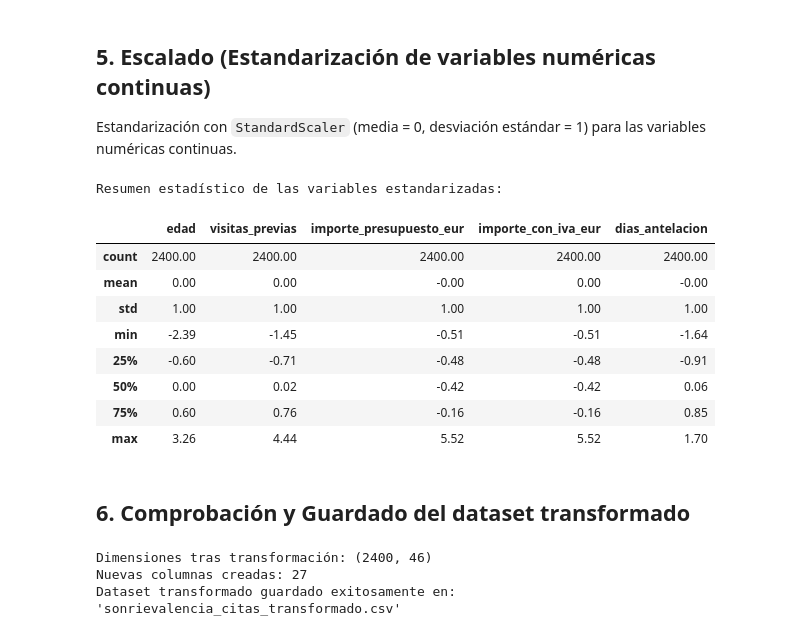
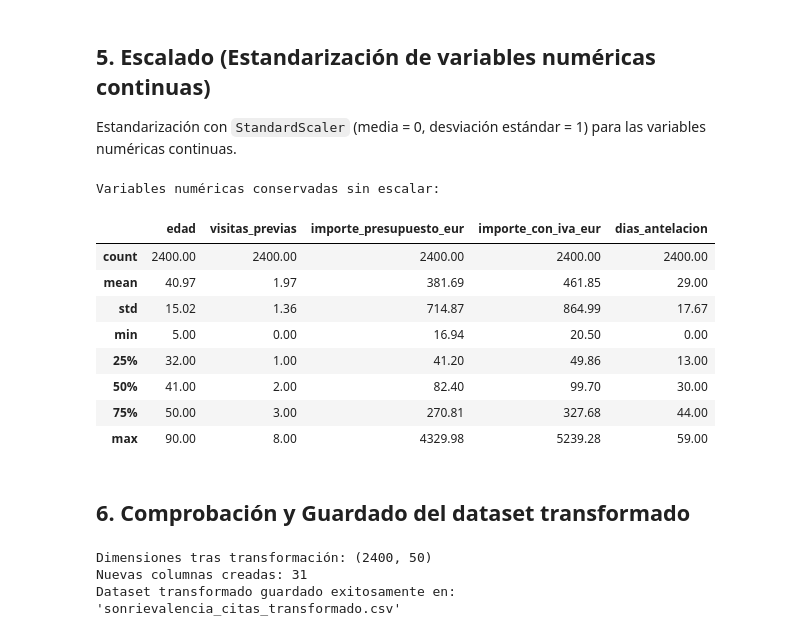
Before and after one commit to IvaBagba/saa-caso5sonrievlc, a Jupyter notebook: transformar.ipynb, the cells around one changed output. Cells and saved outputs as stored; diff of their text form; code cells hidden in the pictures.

```diff
--- a/transformar.ipynb
+++ b/transformar.ipynb
@@ -106,7 +106,7 @@ df['rango_edad'] = pd.cut(
 
 # Crear columnas dummies (0/1) conservando las columnas originales para el Punto 6
 cols_categoricas = ['clinica', 'seguro', 'tratamiento', 'rango_edad']
-dummies = pd.get_dummies(df[cols_categoricas], drop_first=True, dtype=int)
+dummies = pd.get_dummies(df[cols_categoricas], drop_first=False, dtype=int)
 df = pd.concat([df, dummies], axis=1)
 
 print(f"Total de dummies generadas: {dummies.shape[1]}")
@@ -118,29 +118,44 @@ Columnas dummies: ['clinica_Campanar', 'clinica_Ruzafa', 'seguro_Privado', 'segu
 ## 5. Escalado (Estandarización de variables numéricas continuas)
 Estandarización con `StandardScaler` (media = 0, desviación estándar = 1) para las variables numéricas continuas.
 # %%
-scaler = StandardScaler()
+#scaler = StandardScaler()
+#cols_escalar = [
+ #   'edad',
+  #  'visitas_previas',
+   # 'importe_presupuesto_eur',
+    #'importe_con_iva_eur',
+    #'dias_antelacion'
+#]
+#df[cols_escalar] = scaler.fit_transform(df[cols_escalar])
+
+#print("Resumen estadístico de las variables estandarizadas:")
+#df[cols_escalar].describe().round(2)
+
+# Conservamos los valores numéricos originales.
+# El escalado se realizará posteriormente,
+# ajustando el scaler únicamente con entrenamiento.
+
 cols_escalar = [
     'edad',
     'visitas_previas',
     'importe_presupuesto_eur',
     'importe_con_iva_eur',
     'dias_antelacion'
 ]
-df[cols_escalar] = scaler.fit_transform(df[cols_escalar])
 
-print("Resumen estadístico de las variables estandarizadas:")
-df[cols_escalar].describe().round(2)
+print("Variables numéricas conservadas sin escalar:")
+display(df[cols_escalar].describe().round(2))
 # %% [output]
-Resumen estadístico de las variables estandarizadas:
+Variables numéricas conservadas sin escalar:
 |  | edad | visitas_previas | importe_presupuesto_eur | importe_con_iva_eur | dias_antelacion |
 | count | 2400.00 | 2400.00 | 2400.00 | 2400.00 | 2400.00 |
-| mean | 0.00 | 0.00 | -0.00 | 0.00 | -0.00 |
-| std | 1.00 | 1.00 | 1.00 | 1.00 | 1.00 |
-| min | -2.39 | -1.45 | -0.51 | -0.51 | -1.64 |
-| 25% | -0.60 | -0.71 | -0.48 | -0.48 | -0.91 |
-| 50% | 0.00 | 0.02 | -0.42 | -0.42 | 0.06 |
-| 75% | 0.60 | 0.76 | -0.16 | -0.16 | 0.85 |
-| max | 3.26 | 4.44 | 5.52 | 5.52 | 1.70 |
+| mean | 40.97 | 1.97 | 381.69 | 461.85 | 29.00 |
+| std | 15.02 | 1.36 | 714.87 | 864.99 | 17.67 |
+| min | 5.00 | 0.00 | 16.94 | 20.50 | 0.00 |
+| 25% | 32.00 | 1.00 | 41.20 | 49.86 | 13.00 |
+| 50% | 41.00 | 2.00 | 82.40 | 99.70 | 30.00 |
+| 75% | 50.00 | 3.00 | 270.81 | 327.68 | 44.00 |
+| max | 90.00 | 8.00 | 4329.98 | 5239.28 | 59.00 |
 # %% [markdown]
 ## 6. Comprobación y Guardado del dataset transformado
 # %%
@@ -151,6 +166,6 @@ archivo_salida = "sonrievalencia_citas_transformado.csv"
 df.to_csv(archivo_salida, sep=";", index=False, encoding="utf-8")
 print(f"Dataset transformado guardado exitosamente en: '{archivo_salida}'")
 # %% [output]
-Dimensiones tras transformación: (2400, 46)
-Nuevas columnas creadas: 27
+Dimensiones tras transformación: (2400, 50)
+Nuevas columnas creadas: 31
 Dataset transformado guardado exitosamente en: 'sonrievalencia_citas_transformado.csv'
```
Also changed, not shown: parts of 1 cell of this notebook, 3 other files.
